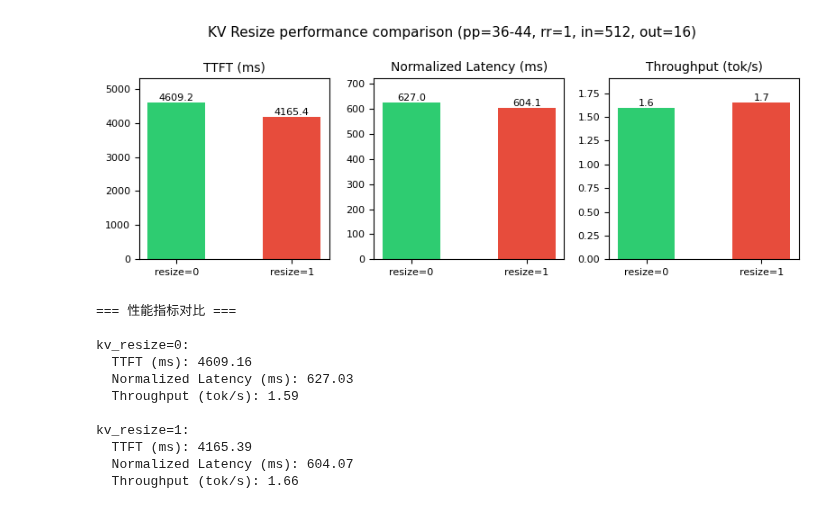
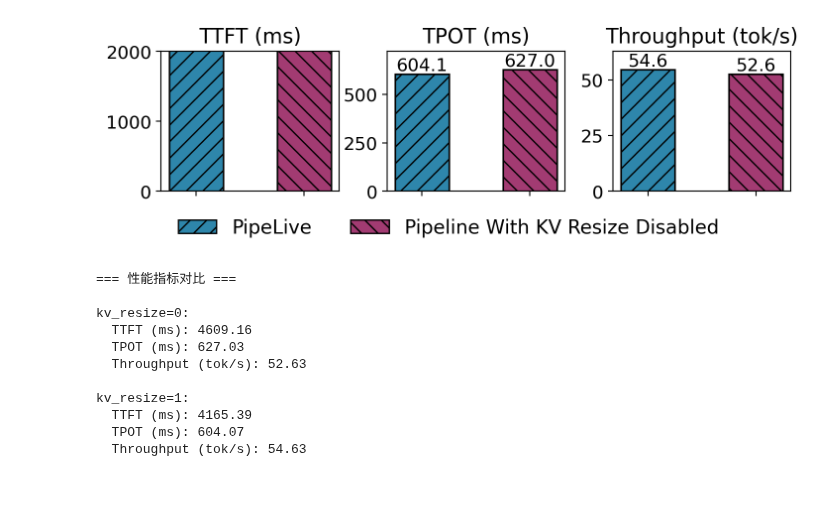
Before and after one commit to paprikaw/vllm, a Jupyter notebook: draws/resize.ipynb, the cells around one changed output. Cells and saved outputs as stored; diff of their text form; code cells hidden in the pictures.

```diff
--- a/draws/resize.ipynb
+++ b/draws/resize.ipynb
@@ -2,6 +2,12 @@
 import pandas as pd
 import matplotlib.pyplot as plt
 import numpy as np
+from matplotlib.patches import Patch
+
+# 确保PDF使用矢量字体
+plt.rcParams['pdf.fonttype'] = 42  # TrueType字体，放大不模糊
+plt.rcParams['ps.fonttype'] = 42
+plt.rcParams['figure.dpi'] = 200  # 提升notebook内显示分辨率
 
 # 数据路径
 BASE_DIR = "/home/bxb1/vllm_workbench/vllm/new-logs/project-resize-test"
@@ -13,67 +19,86 @@ df0 = pd.read_csv(resize_0)
 df1 = pd.read_csv(resize_1)
 
 # 计算平均指标 (单位转换：秒 -> 毫秒)
-output_tokens = 16  # out=16
+input_tokens = 512   # in=512
+output_tokens = 16   # out=16
+total_tokens = input_tokens + output_tokens  # Total tokens per request
 
 metrics = {
     'kv_resize=0': {
         'TTFT (ms)': df0['ttfts'].mean() * 1000,
-        'Normalized Latency (ms)': df0['e2els'].mean() / output_tokens * 1000,
-        'Throughput (tok/s)': output_tokens / df0['e2els'].mean()
+        'TPOT (ms)': df0['e2els'].mean() / output_tokens * 1000,
+        'Throughput (tok/s)': total_tokens / df0['e2els'].mean()
     },
     'kv_resize=1': {
         'TTFT (ms)': df1['ttfts'].mean() * 1000,
-        'Normalized Latency (ms)': df1['e2els'].mean() / output_tokens * 1000,
-        'Throughput (tok/s)': output_tokens / df1['e2els'].mean()
+        'TPOT (ms)': df1['e2els'].mean() / output_tokens * 1000,
+        'Throughput (tok/s)': total_tokens / df1['e2els'].mean()
     }
 }
 
 # 绘制柱状图 - 更紧凑
-fig, axes = plt.subplots(1, 3, figsize=(8, 3))
-metric_names = ['TTFT (ms)', 'Normalized Latency (ms)', 'Throughput (tok/s)']
-colors = ['#2ecc71', '#e74c3c']
-labels = ['resize=0', 'resize=1']
+fig, axes = plt.subplots(1, 3, figsize=(7, 2))
+metric_names = ['TTFT (ms)', 'TPOT (ms)', 'Throughput (tok/s)']
+colors = ['#2E86AB', '#A23B72']
+hatches = ['//', '\\\\']  # 不同的图案
+labels = ['PipeLive', 'Pipeline With KV Resize Disabled']
 x = np.arange(len(labels))
 bar_width = 0.5
 
 for i, metric in enumerate(metric_names):
-    values = [metrics['kv_resize=0'][metric], metrics['kv_resize=1'][metric]]
-    bars = axes[i].bar(x, values, width=bar_width, color=colors)
-    axes[i].set_title(metric, fontsize=10)
+    values = [metrics['kv_resize=1'][metric], metrics['kv_resize=0'][metric]]
+    bars = axes[i].bar(x, values, width=bar_width, color=colors, edgecolor='black', linewidth=1.2)
+
+    # 为每个柱子添加图案
+    for bar, hatch in zip(bars, hatches):
+        bar.set_hatch(hatch)
+
+    axes[i].set_title(metric, fontsize=15)
     axes[i].set_xticks(x)
-    axes[i].set_xticklabels(labels, fontsize=8)
-    axes[i].tick_params(axis='y', labelsize=8)
+    axes[i].set_xticklabels([])  # 移除 x 轴标签
+    axes[i].tick_params(axis='y', labelsize=13)
 
     # 扩展y轴上限，为标签留出空间
     ymax = max(values) * 1.15
     axes[i].set_ylim(0, ymax)
+    if metric == 'TTFT (ms)':
+        axes[i].set_ylim(0, 2000)
 
     # 添加数值标签
     for bar, val in zip(bars, values):
         axes[i].annotate(f'{val:.1f}', xy=(bar.get_x() + bar.get_width()/2, bar.get_height()),
-                        ha='center', va='bottom', fontsize=8)
+                        ha='center', va='bottom', fontsize=13)
 
-plt.suptitle('KV Resize performance comparison (pp=36-44, rr=1, in=512, out=16)', fontsize=11)
-plt.tight_layout()
-plt.savefig('/home/bxb1/vllm_workbench/vllm/draws/kv_resize_comparison.png', dpi=150, bbox_inches='tight')
+# 创建自定义图例
+legend_elements = [
+    Patch(facecolor=colors[0], edgecolor='black', hatch=hatches[0], label=labels[0]),
+    Patch(facecolor=colors[1], edgecolor='black', hatch=hatches[1], label=labels[1])
+]
+fig.legend(handles=legend_elements, loc='upper center', bbox_to_anchor=(0.5, 0.1),
+           ncol=2, frameon=False, fontsize=14)
+
+plt.tight_layout(pad=0.3)
+plt.subplots_adjust(bottom=0.15)  # 为图例留出空间
+plt.savefig('/home/bxb1/vllm_workbench/vllm/SOSP-Paper-Xu-Bai-/Figures/eval-kv-resize.pdf', format='pdf', bbox_inches='tight')
+plt.savefig('/home/bxb1/vllm_workbench/vllm/SOSP-Paper-Xu-Bai-/Figures/eval-kv-resize.png', format='png', dpi=300, bbox_inches='tight')
 plt.show()
 
 # 打印数值
 print("=== 性能指标对比 ===")
 for config, m in metrics.items():
     print(f"\n{config}:")
     for k, v in m.items():
         print(f"  {k}: {v:.2f}")
 # %% [output]
-[figure, old version]
+[figure, new version]
 === 性能指标对比 ===
 
 kv_resize=0:
   TTFT (ms): 4609.16
-  Normalized Latency (ms): 627.03
-  Throughput (tok/s): 1.59
+  TPOT (ms): 627.03
+  Throughput (tok/s): 52.63
 
 kv_resize=1:
   TTFT (ms): 4165.39
-  Normalized Latency (ms): 604.07
-  Throughput (tok/s): 1.66
+  TPOT (ms): 604.07
+  Throughput (tok/s): 54.63
```
Also changed, not shown: parts of 1 cell of this notebook, 27 other files.
